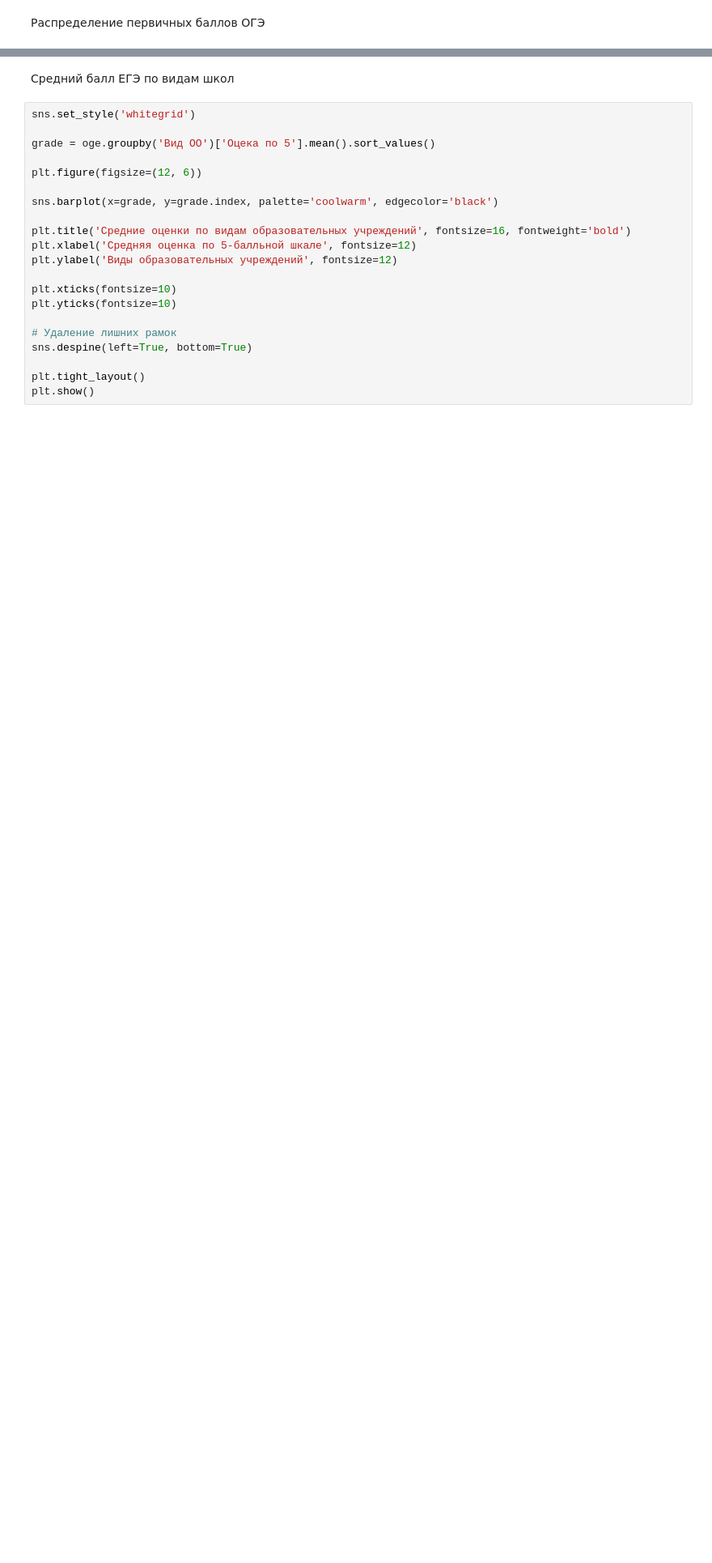
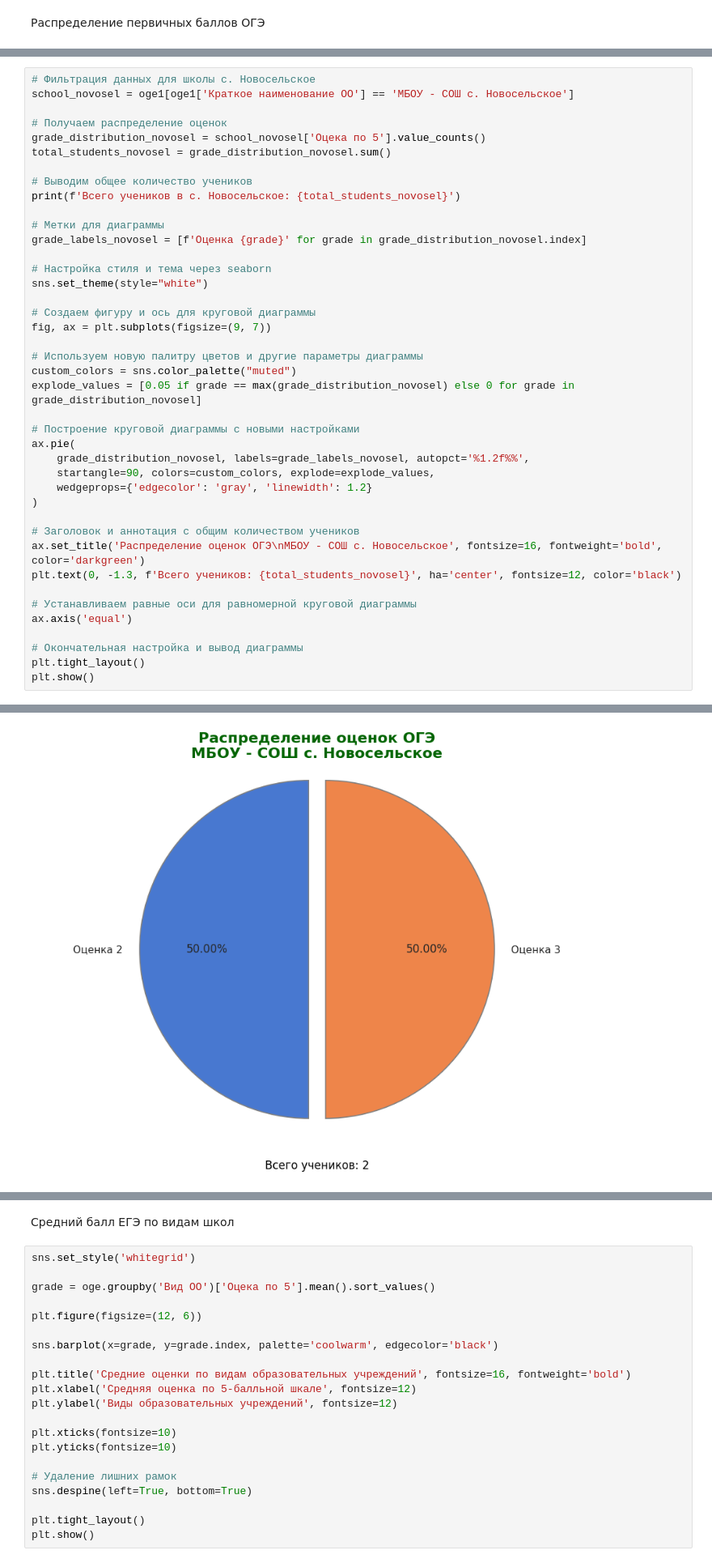
Before and after one commit to Arsen1y-dev/Summer-Practice, a Jupyter notebook: Задание_5_Анализ_результатов_экзаменов_по_информатике.ipynb, the cells around one changed output, grey strips where cells are left out. Shown at 81% size. Drawn from its saved outputs; the diff is of its cells as text; blank space fills up the shorter version.

```diff
--- a/Задание_5_Анализ_результатов_экзаменов_по_информатике.ipynb
+++ b/Задание_5_Анализ_результатов_экзаменов_по_информатике.ipynb
@@ -220,0 +510,42 @@ plt.show()
+# %%
+# Фильтрация данных для школы с. Новосельское
+school_novosel = oge1[oge1['Краткое наименование ОО'] == 'МБОУ - СОШ с. Новосельское']
+
+# Получаем распределение оценок
+grade_distribution_novosel = school_novosel['Оцека по 5'].value_counts()
+total_students_novosel = grade_distribution_novosel.sum()
+
+# Выводим общее количество учеников
+print(f'Всего учеников в с. Новосельское: {total_students_novosel}')
+
+# Метки для диаграммы
+grade_labels_novosel = [f'Оценка {grade}' for grade in grade_distribution_novosel.index]
+
+# Настройка стиля и тема через seaborn
+sns.set_theme(style="white")
+
+# Создаем фигуру и ось для круговой диаграммы
+fig, ax = plt.subplots(figsize=(9, 7))
+
+# Используем новую палитру цветов и другие параметры диаграммы
+custom_colors = sns.color_palette("muted")
+explode_values = [0.05 if grade == max(grade_distribution_novosel) else 0 for grade in grade_distribution_novosel]
+
+# Построение круговой диаграммы с новыми настройками
+ax.pie(
+    grade_distribution_novosel, labels=grade_labels_novosel, autopct='%1.2f%%',
+    startangle=90, colors=custom_colors, explode=explode_values,
+    wedgeprops={'edgecolor': 'gray', 'linewidth': 1.2}
+)
+
+# Заголовок и аннотация с общим количеством учеников
+ax.set_title('Распределение оценок ОГЭ\nМБОУ - СОШ с. Новосельское', fontsize=16, fontweight='bold', color='darkgreen')
+plt.text(0, -1.3, f'Всего учеников: {total_students_novosel}', ha='center', fontsize=12, color='black')
+
+# Устанавливаем равные оси для равномерной круговой диаграммы
+ax.axis('equal')
+
+# Окончательная настройка и вывод диаграммы
+plt.tight_layout()
+plt.show()
+# %% [output]
@@ -220,0 +553 @@ plt.show()
+[figure, added]
```
Also changed, not shown: parts of 67 cells of this notebook.
